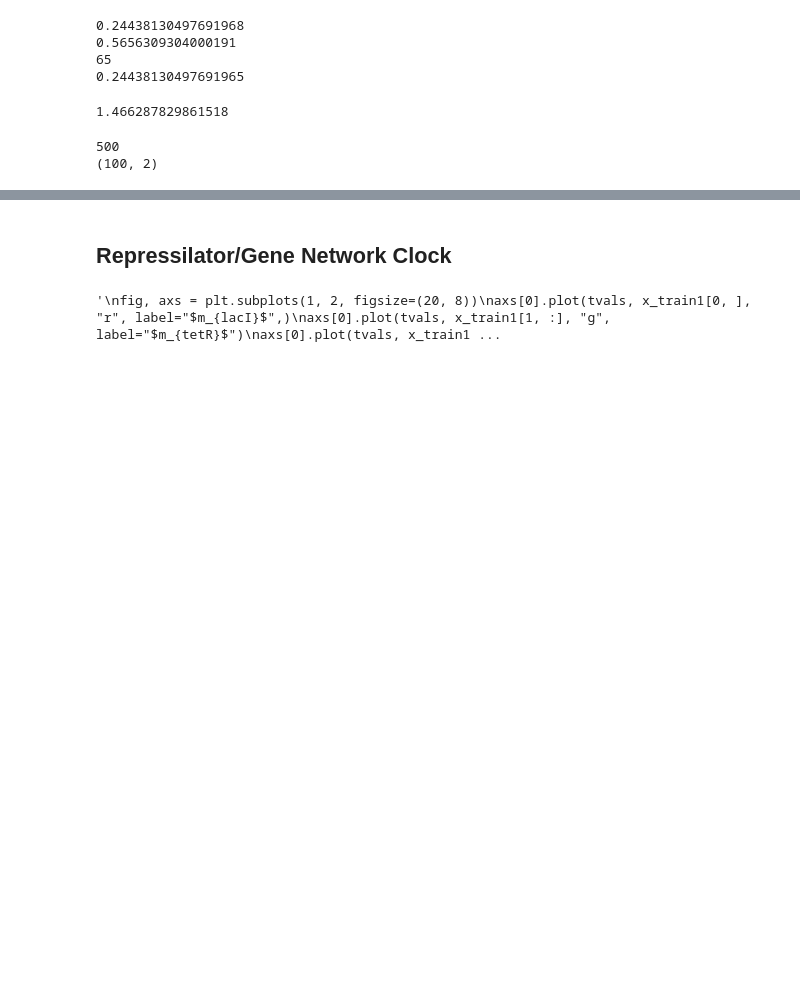
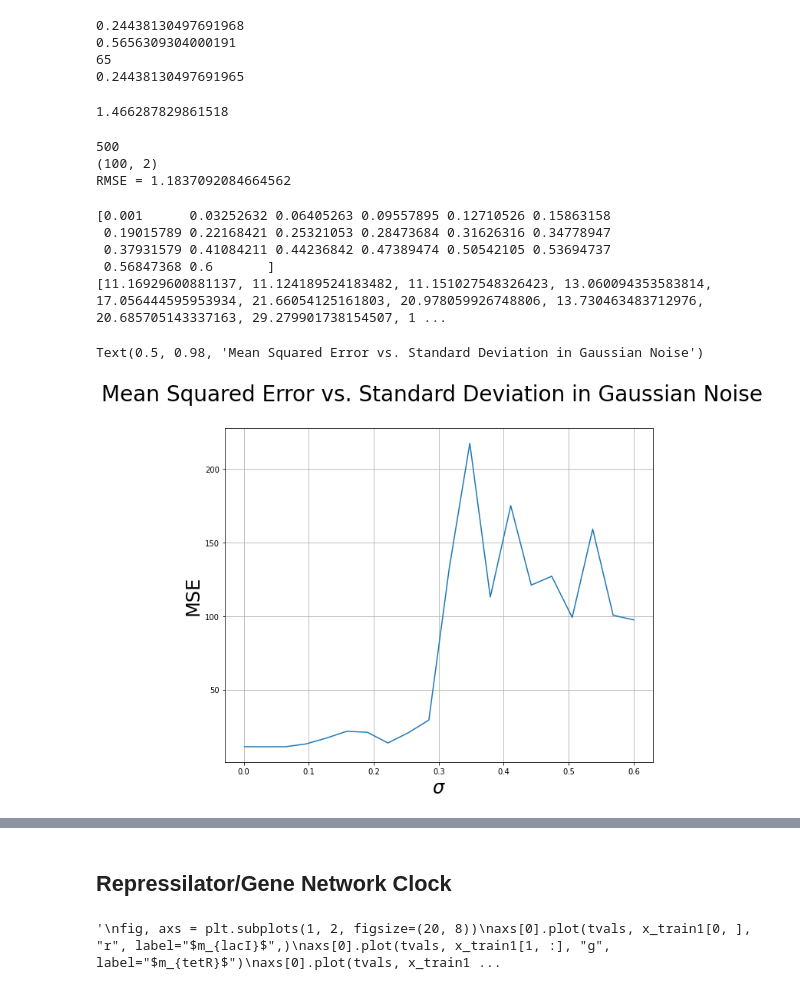
Before and after one commit to ainsleylaiuw/ISB-Hadlock-Lai, a Jupyter notebook: Ex_System.ipynb, the cells around one changed output, grey strips where cells are left out. Drawn from its saved outputs; the diff is of its cells as text; code cells hidden in the pictures; blank space fills up the shorter version.

```diff
--- a/Ex_System.ipynb
+++ b/Ex_System.ipynb
@@ -240,35 +237,45 @@ for i in range(n_of_ic):
     ).y.T
     netswitch_train_multi.append(netswitch_train_temp)
 print(len(netswitch_train_multi))
 print(netswitch_train_multi[0].shape)
 # may need to use np.zeros
-rsme = np.root(np.square(np.subtract(netswitch_train_multi, 0)).mean())
+rmse = np.sqrt(np.square(netswitch_train_multi).sum()) / (len(tvals) * feature_count)
+print(f"RMSE = {rmse}")
 # train models
 for j in range(len(sigma_list)):
     sigma = np.zeros((feature_count, feature_count))
     sigmaVal = sigma_list[j]
     np.fill_diagonal(sigma, sigmaVal)
     noise = np.random.multivariate_normal(mu, sigma**2, (n_of_ic, len(tvals)))
     model = ps.SINDy(feature_names=['u', 'v'], optimizer=sparse_regression_optimizer, feature_library=netswitch_library)
     model.fit(list(netswitch_train_multi + noise), t=dt, multiple_trajectories=True)
     simulations = []
     # create simulations list to hold simulated data for corresponding IC
     for k in range(n_of_ic):
         netswitch_sim = model.simulate(netswitch_x0s[k], t=tvals, integrator="odeint")
         simulations.append(netswitch_sim)
-    MSE = np.square(np.subtract(netswitch_train_multi, simulations)).mean()
+    #MSE = np.square(np.subtract(netswitch_train_multi, simulations)).mean()
+    MSE = np.square(np.subtract(netswitch_train_multi, simulations)).sum() / (len(tvals) * feature_count)
     MSE_list.append(MSE)
 print(sigma_list)
 print(MSE_list)
 axs.plot(sigma_list, MSE_list)
 axs.set(xlabel="$\sigma$", ylabel="MSE")
 plt.grid(True)
 plt.xlabel("$\sigma$", fontsize=24)
 plt.ylabel("MSE", fontsize=24)
 fig.suptitle('Mean Squared Error vs. Standard Deviation in Gaussian Noise', fontsize=28)
 # %% [output]
 500
 (100, 2)
+RMSE = 1.1837092084664562
+[0.001      0.03252632 0.06405263 0.09557895 0.12710526 0.15863158
+ 0.19015789 0.22168421 0.25321053 0.28473684 0.31626316 0.34778947
+ 0.37931579 0.41084211 0.44236842 0.47389474 0.50542105 0.53694737
+ 0.56847368 0.6       ]
+[11.16929600881137, 11.124189524183482, 11.151027548326423, 13.060094353583814, 17.056444595953934, 21.66054125161803, 20.978059926748806, 13.730463483712976, 20.685705143337163, 29.279901738154507, 1 ...
+Text(0.5, 0.98, 'Mean Squared Error vs. Standard Deviation in Gaussian Noise')
+[figure, added]
 # %%
 # test of model w/ varying threshold
 # edit in progress
```
Also changed, not shown: parts of 5 cells of this notebook.
